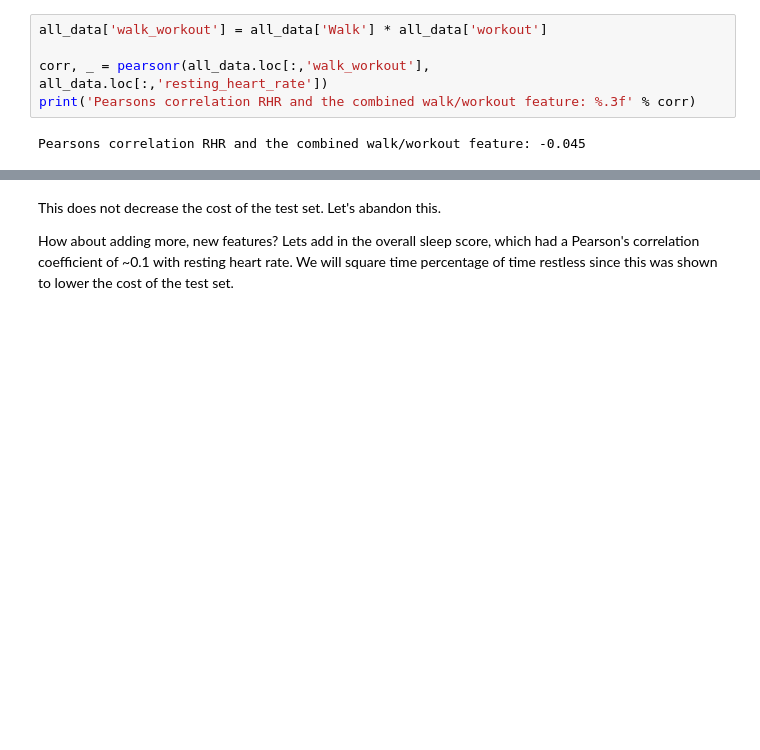
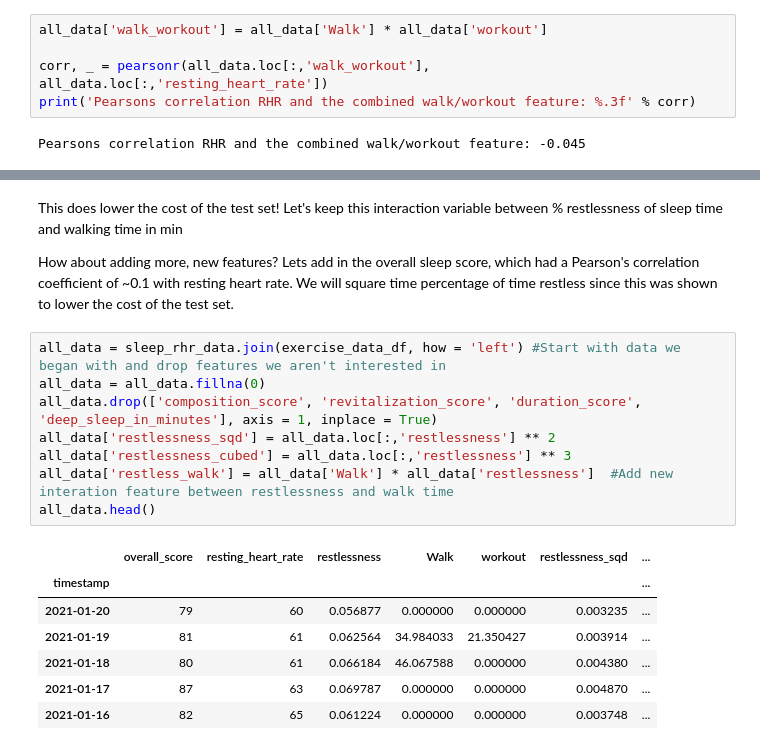
Before and after one commit to chmltf/heart_rate_resting_predictor, a Jupyter notebook: Fitbit_data_RHR_sleep.ipynb, the cells around one changed output, grey strips where cells are left out. Saved outputs shown, nothing was run; the diff lists cells and outputs as text; blank space fills up the shorter version.

```diff
--- a/Fitbit_data_RHR_sleep.ipynb
+++ b/Fitbit_data_RHR_sleep.ipynb
@@ -236,4 +412,20 @@ the normal equation found theta to be  [ 6.15952311e+01  4.77171963e-10 -2.10590
 # %% [markdown]
-This does not decrease the cost of the test set. Let's abandon this.
+This does lower the cost of the test set! Let's keep this interaction variable between % restlessness of sleep time and walking time in min
 
 How about adding more, new features? Lets add in the overall sleep score, which had a Pearson's correlation coefficient of ~0.1 with resting heart rate. We will square time percentage of time restless since this was shown to lower the cost of the test set.
+# %%
+all_data = sleep_rhr_data.join(exercise_data_df, how = 'left') #Start with data we began with and drop features we aren't interested in
+all_data = all_data.fillna(0)
+all_data.drop(['composition_score', 'revitalization_score', 'duration_score', 'deep_sleep_in_minutes'], axis = 1, inplace = True)
+all_data['restlessness_sqd'] = all_data.loc[:,'restlessness'] ** 2
+all_data['restlessness_cubed'] = all_data.loc[:,'restlessness'] ** 3
+all_data['restless_walk'] = all_data['Walk'] * all_data['restlessness']  #Add new interation feature between restlessness and walk time
+all_data.head()
+# %% [output]
+|  | overall_score | resting_heart_rate | restlessness | Walk | workout | restlessness_sqd | ... |
+| timestamp |  |  |  |  |  |  | ... |
+| 2021-01-20 | 79 | 60 | 0.056877 | 0.000000 | 0.000000 | 0.003235 | ... |
+| 2021-01-19 | 81 | 61 | 0.062564 | 34.984033 | 21.350427 | 0.003914 | ... |
+| 2021-01-18 | 80 | 61 | 0.066184 | 46.067588 | 0.000000 | 0.004380 | ... |
+| 2021-01-17 | 87 | 63 | 0.069787 | 0.000000 | 0.000000 | 0.004870 | ... |
+| 2021-01-16 | 82 | 65 | 0.061224 | 0.000000 | 0.000000 | 0.003748 | ... |
```
Also changed, not shown: parts of 74 cells of this notebook.
